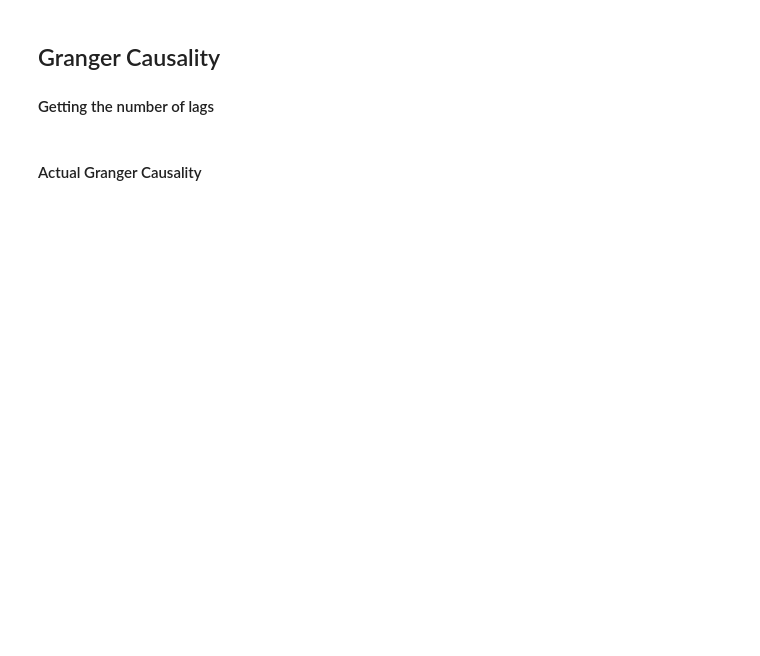
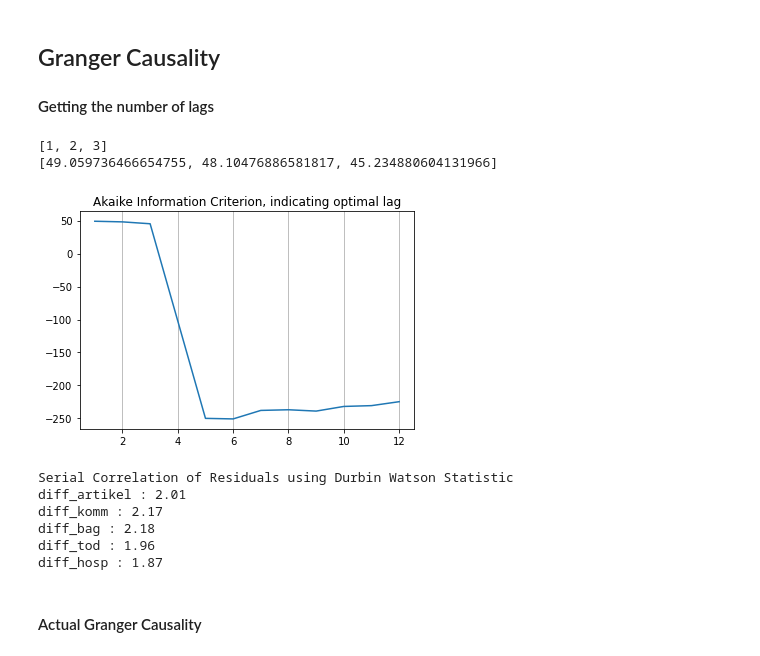
Before and after one commit to adrianari/corona-news-analysis, a Jupyter notebook: time-series/2zeitreihenanalyse.ipynb, the cells around one changed output. Cells and saved outputs as stored; diff of their text form; code cells hidden in the pictures; blank space fills up the shorter version.

```diff
--- a/time-series/2zeitreihenanalyse.ipynb
+++ b/time-series/2zeitreihenanalyse.ipynb
@@ -335,7 +343,7 @@ def lagger(x):
     model = VAR(x)
     darste = []
     nummer = []
-    for i in [1,2,3,4,5,6,7,8,9,10, 11, 12, 13, 14, 15, 16, 17, 18 ,19, 20, 21,22, 23,24]:
+    for i in [1,2,3,4,5,6,7,8,9,10, 11, 12]:
         result = model.fit(i)
         try:
             #print('Lag Order =', i)
@@ -410,6 +418,9 @@ x = df_maker(
     a,    #starting month
     b    #ending month
 )
+
+y = df_maker(1,6)
+z = df_maker(7,12)
 # %% [markdown]
 ## Key Figures
 
@@ -453,11 +521,22 @@ cor_shower(x)
 ## Granger Causality
 
 #### Getting the number of lags
+# %%
+lagger(z)
+# %% [output]
+[1, 2, 3]
+[49.059736466654755, 48.10476886581817, 45.234880604131966]
+[figure, added]
 # %%
-lagger(x)
-
-fitter(x_diff, 7)   #basing on the plot and the elbow from lagger(x_diff), we take 7 (in the example).
-                    #In case the plot shows something different to you, use this number
+maxlag = 5                       #basing on the plot and the elbow from lagger(x_diff), we take 9 (in the example).
+fitter(x_diff, maxlag)            #In case the plot shows something different to you, use this number
+# %% [output]
+Serial Correlation of Residuals using Durbin Watson Statistic
+diff_artikel : 2.01
+diff_komm : 2.17
+diff_bag : 2.18
+diff_tod : 1.96
+diff_hosp : 1.87
 # %% [markdown]
 #### Actual Granger Causality
 # %%
```
Also changed, not shown: parts of 19 cells of this notebook, 3 other files.
